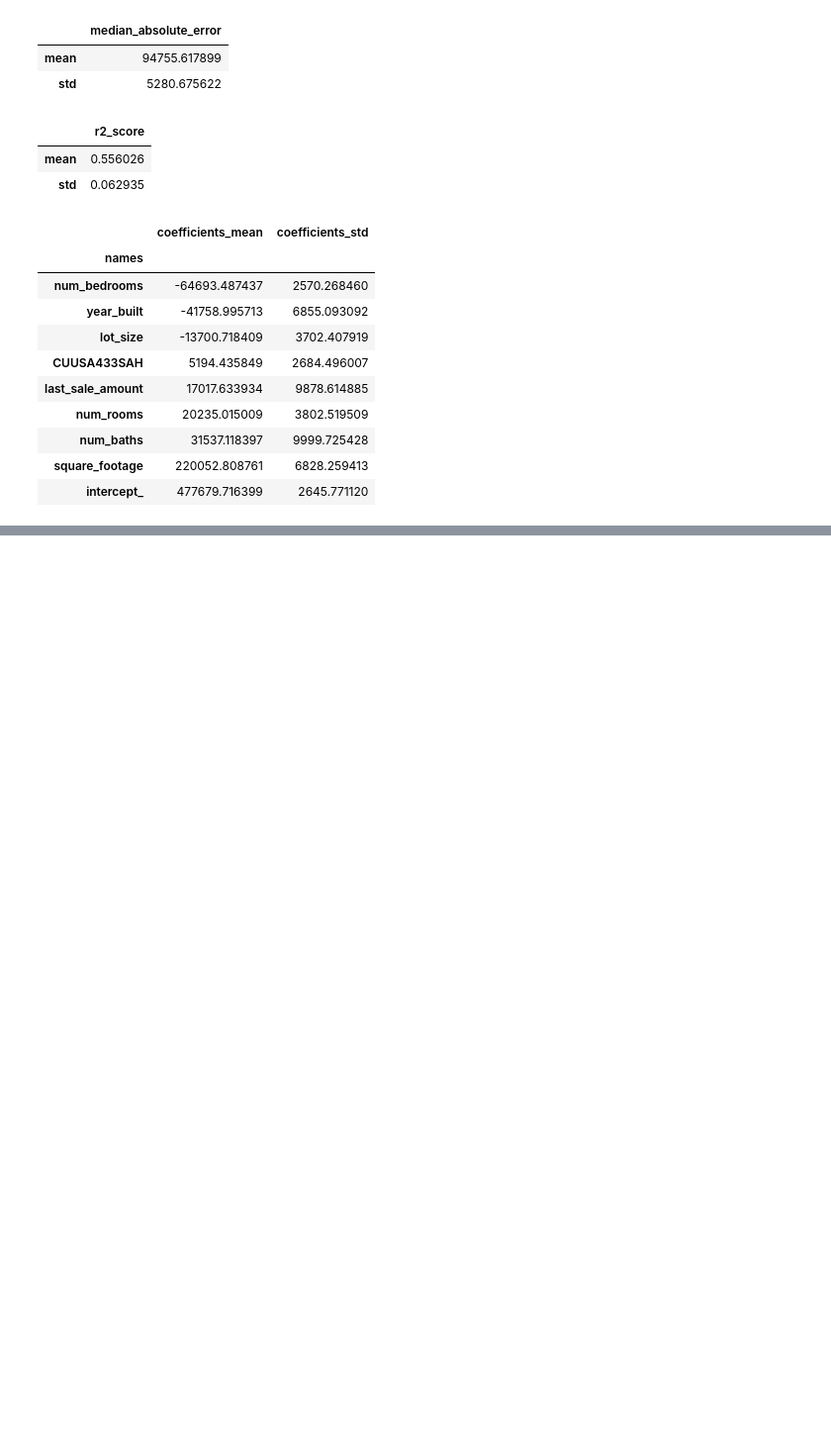
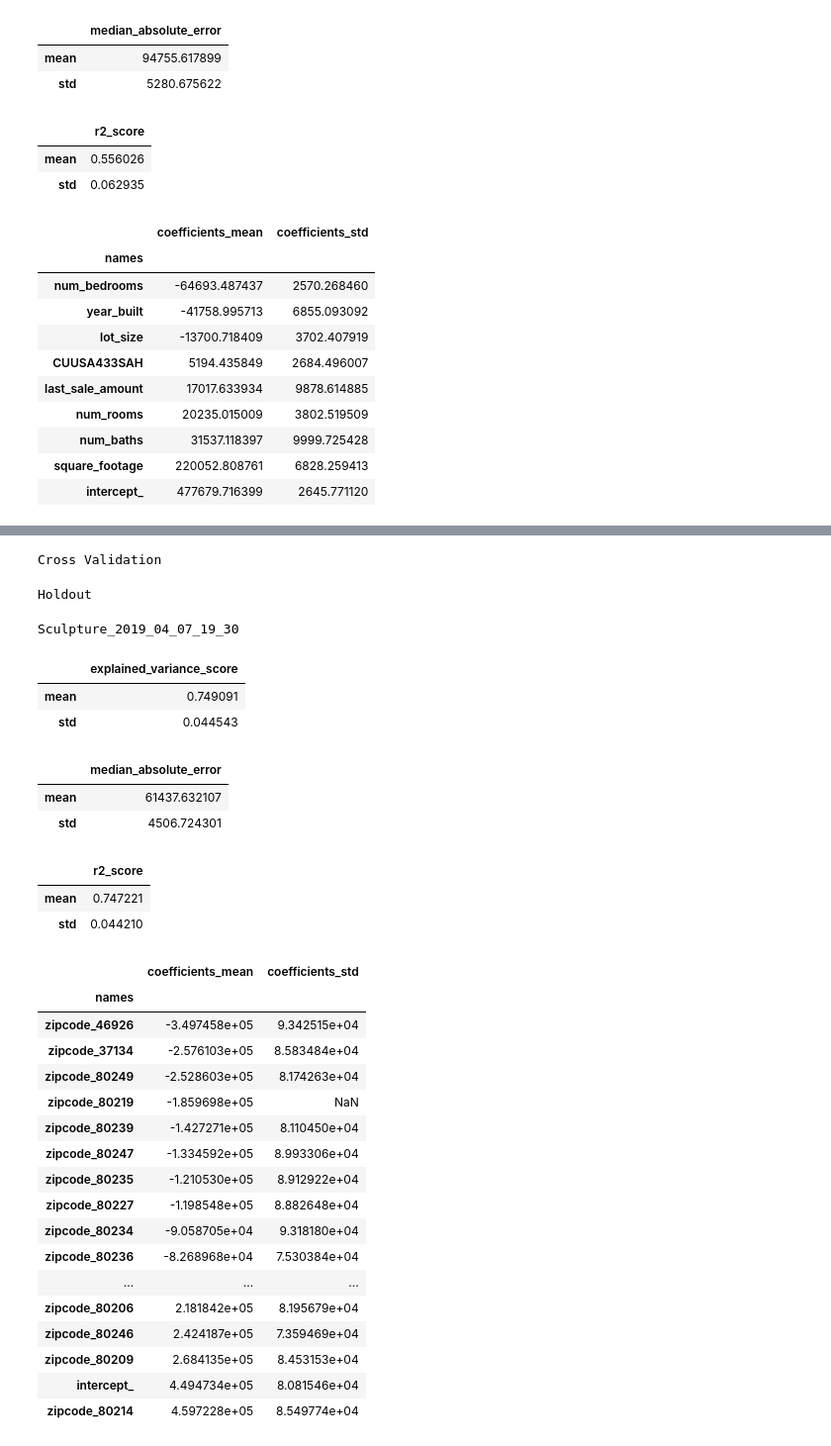
Before and after one commit to marksweissma/donatello, a Jupyter notebook: housing_prices.ipynb, the cells around one changed output, grey strips where cells are left out. Shown at 99% size. Drawn from its saved outputs; the diff is of its cells as text; code cells hidden in the pictures; blank space fills up the shorter version.

```diff
--- a/housing_prices.ipynb
+++ b/housing_prices.ipynb
@@ -240,0 +241,25 @@ n0 = transformers.OneHotEncoder
+# %%
+model = transformers.ModelDAG(set([]), {})
+# intitate branching by selecting all
+n0 = transformers.TransformNode('select', transformers.DatasetConductor(invert=True))
+
+# first branch
+n11 = transformers.TransformNode('ohe', transformers.OneHotEncoder(dropOne=True))
+
+# second branch
+n21 = transformers.TransformNode('scale', transformers.StandardScaler(), enforceTarget=True)
+n22 = transformers.TransformNode('rm_outliers', transformers.ApplyTransformer(func=transform, fitOnly=True))
+
+# terminal node
+n3 = transformers.TransformNode('ml', LinearRegression())
+# %%
+# send zipcode data only to OHE and don't pass target through first branch
+model.add_edge_conductor(n0, n11, passTarget=False, selectValue=['zipcode'], invert=False)
+# send output of ohe to Linear Regression
+model.add_edge_conductor(n11, n3)
+
+
+# send all other design data and the target through second branch
+model.add_edge_conductor(n0, n21, selectValue=['zipcode'], invert=True)
+model.add_edge_conductor(n21, n22)
+model.add_edge_conductor(n22, n3)
@@ -240,0 +275,8 @@ n0 = transformers.OneHotEncoder
+# %%
+sculpture = load_scuplture(df.select_dtypes(pd.np.number), model=model)
+# %%
+sculpture.fit()
+# %% [output]
+Cross Validation
+Holdout
+Sculpture_2019_04_07_19_30
@@ -240,0 +285,37 @@ n0 = transformers.OneHotEncoder
+# %%
+for name, scores in sculpture.measurements.crossValidation.items():
+    if name != 'feature_weights':
+        display(view_sk_metric(scores).rename(columns={'score': name}))
+    else:
+        display(pd.concat([scores.mean.rename(columns={i: '{}_mean'.format(i) for i in scores.mean}),
+                           scores.std.rename(columns={i: '{}_std'.format(i) for i in scores.std})],
+                           axis=1).sort_values('coefficients_mean')
+               )
+# %% [output]
+|  | explained_variance_score |
+| mean | 0.749091 |
+| std | 0.044543 |
+|  | median_absolute_error |
+| mean | 61437.632107 |
+| std | 4506.724301 |
+|  | r2_score |
+| mean | 0.747221 |
+| std | 0.044210 |
+|  | coefficients_mean | coefficients_std |
+| names |  |  |
+| zipcode_46926 | -3.497458e+05 | 9.342515e+04 |
+| zipcode_37134 | -2.576103e+05 | 8.583484e+04 |
+| zipcode_80249 | -2.528603e+05 | 8.174263e+04 |
+| zipcode_80219 | -1.859698e+05 | NaN |
+| zipcode_80239 | -1.427271e+05 | 8.110450e+04 |
+| zipcode_80247 | -1.334592e+05 | 8.993306e+04 |
+| zipcode_80235 | -1.210530e+05 | 8.912922e+04 |
+| zipcode_80227 | -1.198548e+05 | 8.882648e+04 |
+| zipcode_80234 | -9.058705e+04 | 9.318180e+04 |
+| zipcode_80236 | -8.268968e+04 | 7.530384e+04 |
+| ... | ... | ... |
+| zipcode_80206 | 2.181842e+05 | 8.195679e+04 |
+| zipcode_80246 | 2.424187e+05 | 7.359469e+04 |
+| zipcode_80209 | 2.684135e+05 | 8.453153e+04 |
+| intercept_ | 4.494734e+05 | 8.081546e+04 |
+| zipcode_80214 | 4.597228e+05 | 8.549774e+04 |
```
Also changed, not shown: parts of 10 cells of this notebook, 4 other files.
